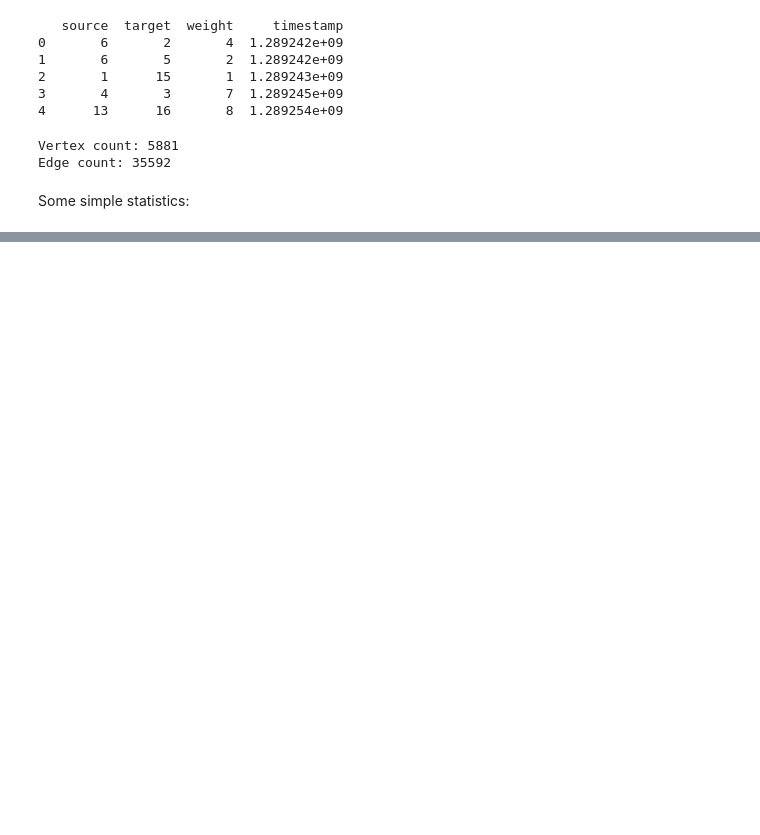
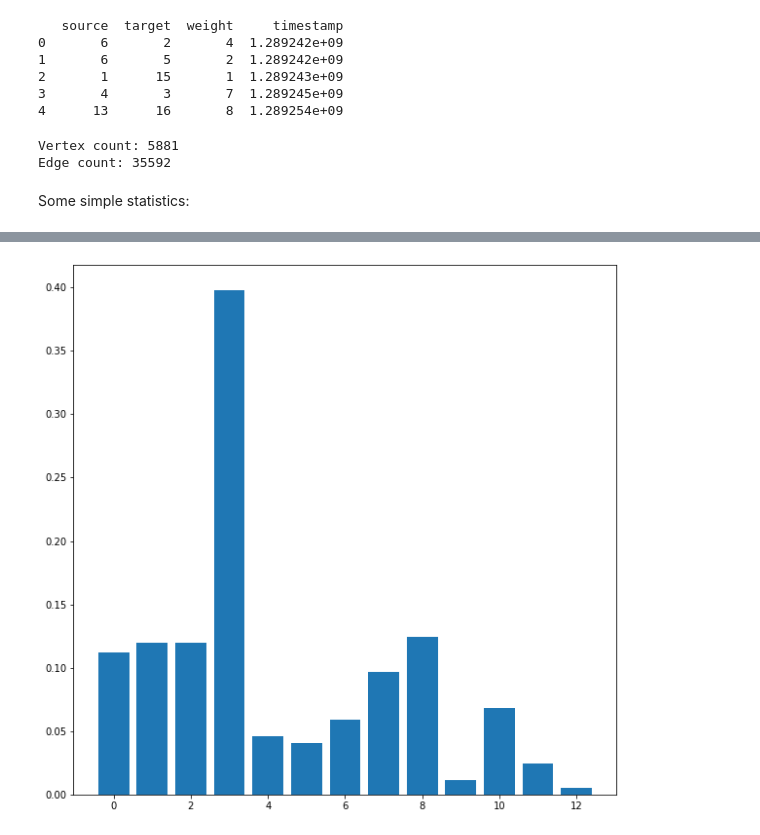
Before and after one commit to Starkiller13/LFN_project, a Jupyter notebook: prova.ipynb, the cells around one changed output, grey strips where cells are left out. Cells and saved outputs as stored; diff of their text form; code cells hidden in the pictures; blank space fills up the shorter version.

```diff
--- a/prova.ipynb
+++ b/prova.ipynb
@@ -164,0 +164,7 @@ KeyboardInterrupt:
+# %%
+plt.figure(figsize=(10,10))
+plt.bar(range(13),fracts)
+plt.xticks(range(13))
+plt.show()
+# %% [output]
+[figure, added]
```
Also changed, not shown: parts of 9 cells of this notebook, 21 other files.
